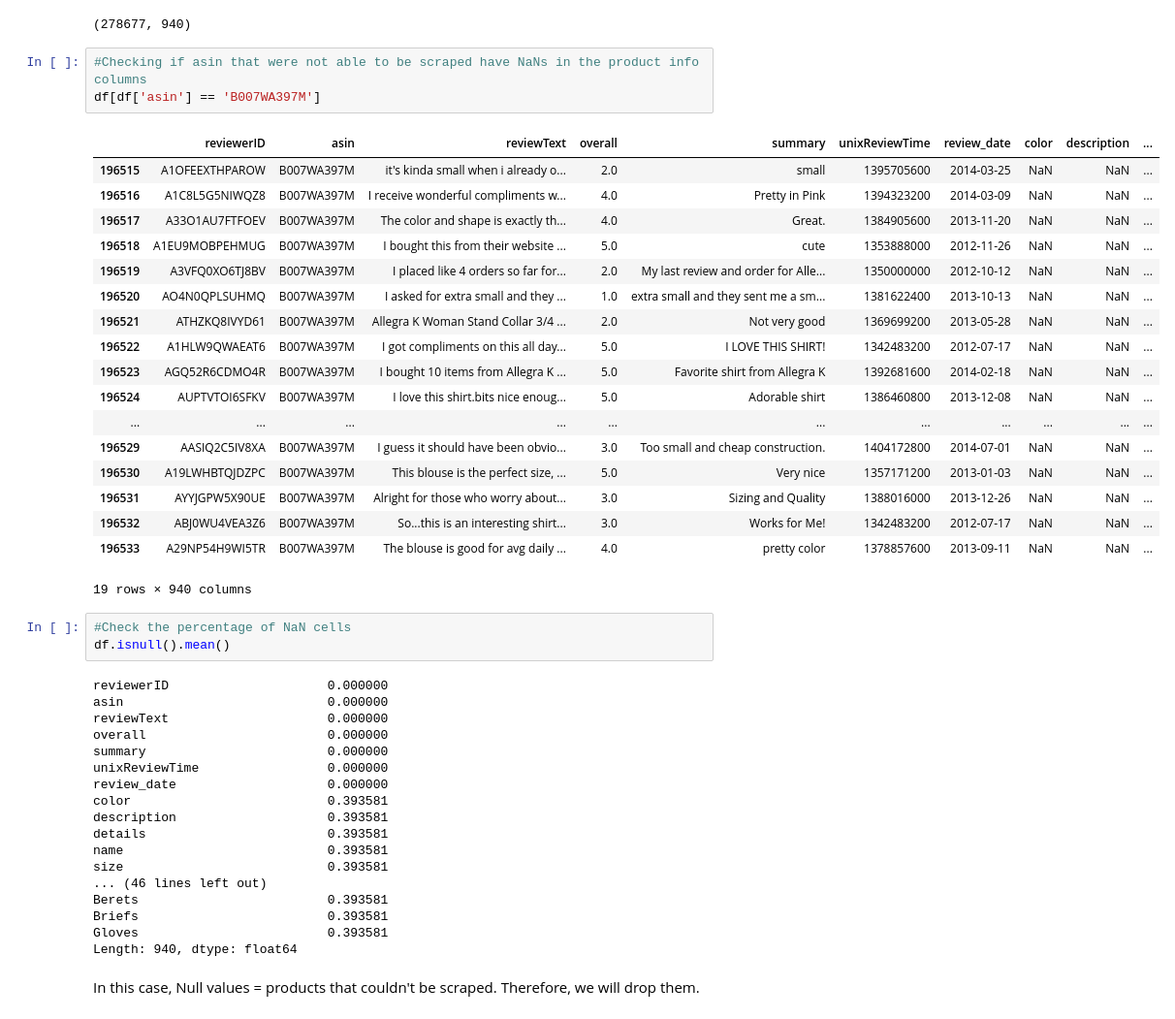
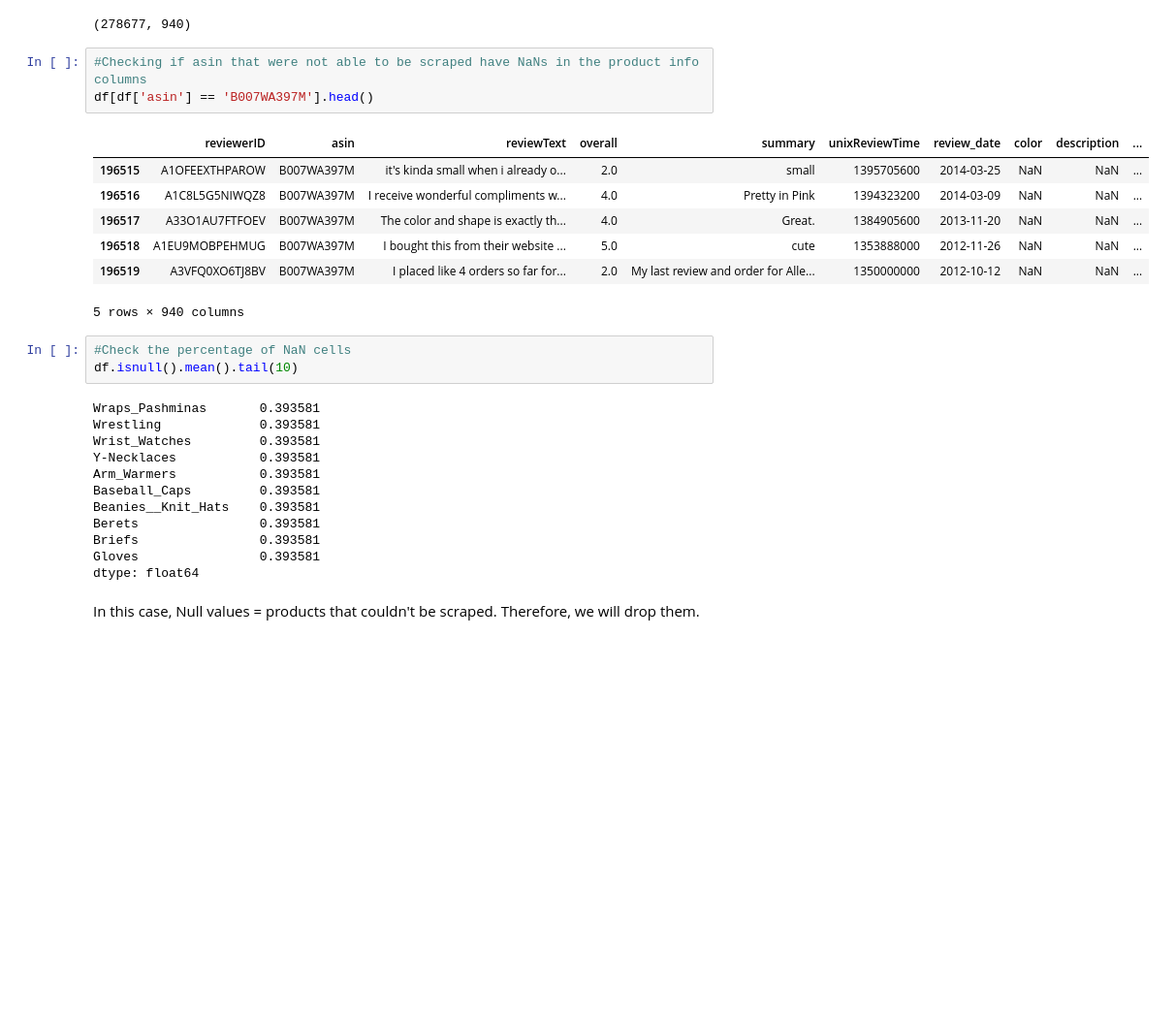
Before and after one commit to rachelkoenig10/recommender-system-capstone, a Jupyter notebook: 4_NLP-merge-reviews-product-scrape.ipynb, the cells around one changed output. Shown at 97% size. Drawn from its saved outputs; the diff is of its cells as text; blank space fills up the shorter version.

```diff
--- a/4_NLP-merge-reviews-product-scrape.ipynb
+++ b/4_NLP-merge-reviews-product-scrape.ipynb
@@ -623,47 +623,30 @@ df.shape
 (278677, 940)
 # %%
 #Checking if asin that were not able to be scraped have NaNs in the product info columns
-df[df['asin'] == 'B007WA397M']
+df[df['asin'] == 'B007WA397M'].head()
 # %% [output]
 |  | reviewerID | asin | reviewText | overall | summary | unixReviewTime | review_date | color | description | ... |
 | 196515 | A1OFEEXTHPAROW | B007WA397M | it's kinda small when i already o... | 2.0 | small | 1395705600 | 2014-03-25 | NaN | NaN | ... |
 | 196516 | A1C8L5G5NIWQZ8 | B007WA397M | I receive wonderful compliments w... | 4.0 | Pretty in Pink | 1394323200 | 2014-03-09 | NaN | NaN | ... |
 | 196517 | A33O1AU7FTFOEV | B007WA397M | The color and shape is exactly th... | 4.0 | Great. | 1384905600 | 2013-11-20 | NaN | NaN | ... |
 | 196518 | A1EU9MOBPEHMUG | B007WA397M | I bought this from their website ... | 5.0 | cute | 1353888000 | 2012-11-26 | NaN | NaN | ... |
 | 196519 | A3VFQ0XO6TJ8BV | B007WA397M | I placed like 4 orders so far for... | 2.0 | My last review and order for Alle... | 1350000000 | 2012-10-12 | NaN | NaN | ... |
-| 196520 | AO4N0QPLSUHMQ | B007WA397M | I asked for extra small and they ... | 1.0 | extra small and they sent me a sm... | 1381622400 | 2013-10-13 | NaN | NaN | ... |
-| 196521 | ATHZKQ8IVYD61 | B007WA397M | Allegra K Woman Stand Collar 3/4 ... | 2.0 | Not very good | 1369699200 | 2013-05-28 | NaN | NaN | ... |
-| 196522 | A1HLW9QWAEAT6 | B007WA397M | I got compliments on this all day... | 5.0 | I LOVE THIS SHIRT! | 1342483200 | 2012-07-17 | NaN | NaN | ... |
-| 196523 | AGQ52R6CDMO4R | B007WA397M | I bought 10 items from Allegra K ... | 5.0 | Favorite shirt from Allegra K | 1392681600 | 2014-02-18 | NaN | NaN | ... |
-| 196524 | AUPTVTOI6SFKV | B007WA397M | I love this shirt.bits nice enoug... | 5.0 | Adorable shirt | 1386460800 | 2013-12-08 | NaN | NaN | ... |
-| ... | ... | ... | ... | ... | ... | ... | ... | ... | ... | ... |
-| 196529 | AASIQ2C5IV8XA | B007WA397M | I guess it should have been obvio... | 3.0 | Too small and cheap construction. | 1404172800 | 2014-07-01 | NaN | NaN | ... |
-| 196530 | A19LWHBTQJDZPC | B007WA397M | This blouse is the perfect size, ... | 5.0 | Very nice | 1357171200 | 2013-01-03 | NaN | NaN | ... |
-| 196531 | AYYJGPW5X90UE | B007WA397M | Alright for those who worry about... | 3.0 | Sizing and Quality | 1388016000 | 2013-12-26 | NaN | NaN | ... |
-| 196532 | ABJ0WU4VEA3Z6 | B007WA397M | So...this is an interesting shirt... | 3.0 | Works for Me! | 1342483200 | 2012-07-17 | NaN | NaN | ... |
-| 196533 | A29NP54H9WI5TR | B007WA397M | The blouse is good for avg daily ... | 4.0 | pretty color | 1378857600 | 2013-09-11 | NaN | NaN | ... |
-19 rows × 940 columns
+5 rows × 940 columns
 # %%
 #Check the percentage of NaN cells
-df.isnull().mean()
+df.isnull().mean().tail(10)
 # %% [output]
-reviewerID                     0.000000
-asin                           0.000000
-reviewText                     0.000000
-overall                        0.000000
-summary                        0.000000
-unixReviewTime                 0.000000
-review_date                    0.000000
-color                          0.393581
-description                    0.393581
-details                        0.393581
-name                           0.393581
-size                           0.393581
-... (46 lines left out)
-Berets                         0.393581
-Briefs                         0.393581
-Gloves                         0.393581
-Length: 940, dtype: float64
+Wraps_Pashminas       0.393581
+Wrestling             0.393581
+Wrist_Watches         0.393581
+Y-Necklaces           0.393581
+Arm_Warmers           0.393581
+Baseball_Caps         0.393581
+Beanies__Knit_Hats    0.393581
+Berets                0.393581
+Briefs                0.393581
+Gloves                0.393581
+dtype: float64
 # %% [markdown]
 In this case, Null values = products that couldn't be scraped.  Therefore, we will drop them.
 # %%
```
Also changed, not shown: parts of 12 cells of this notebook, 20 other files.
